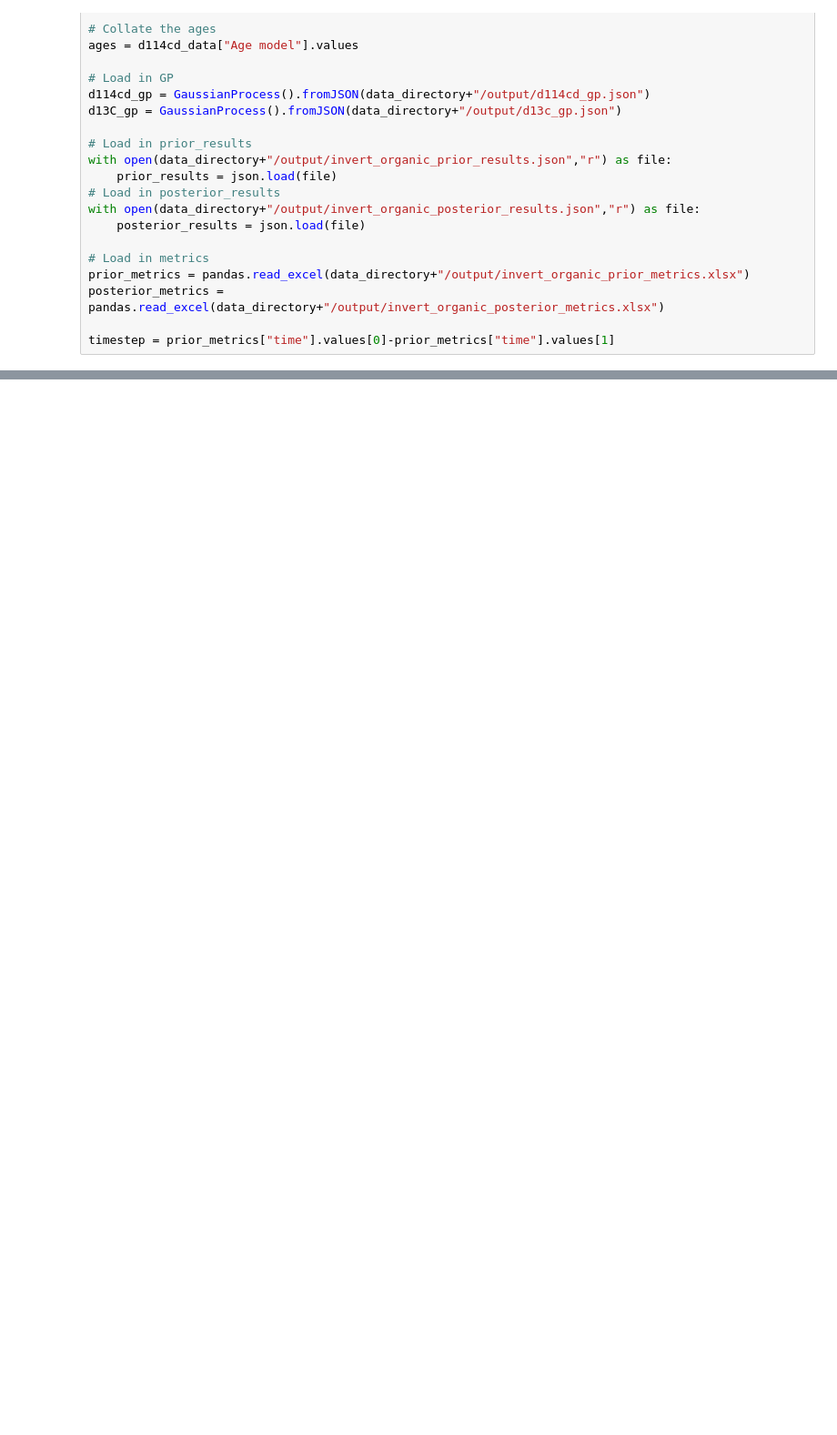
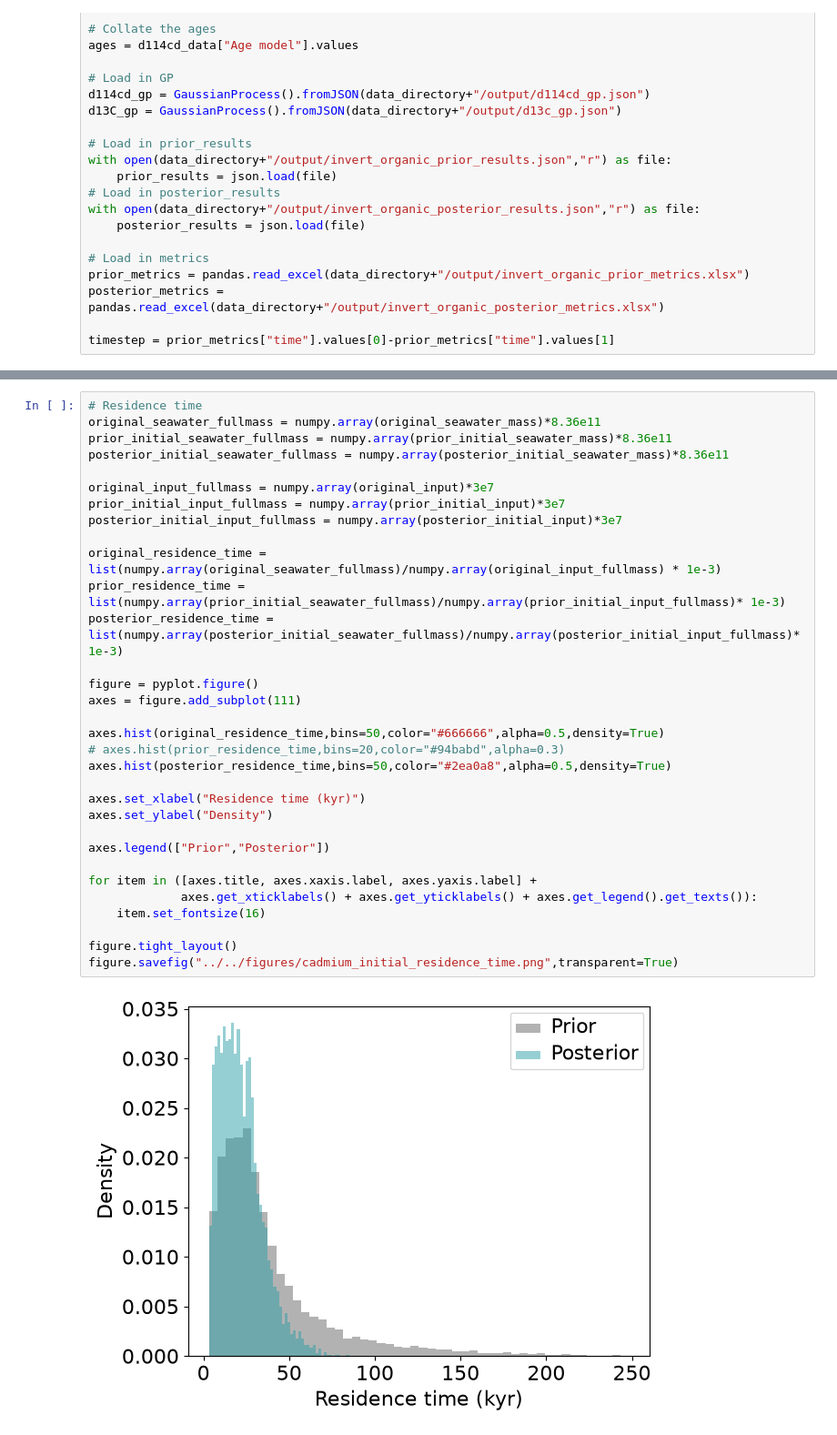
Before and after one commit to DISTILL-RHUL/petm-cadmium-carbon, a Jupyter notebook: code/plotting/plot_bayesian_supplement.ipynb, the cells around one changed output, grey strips where cells are left out. Shown at 91% size. Saved outputs shown, nothing was run; the diff lists cells and outputs as text; blank space fills up the shorter version.

```diff
--- a/code/plotting/plot_bayesian_supplement.ipynb
+++ b/code/plotting/plot_bayesian_supplement.ipynb
@@ -124,0 +154,34 @@ figure.savefig("../../figures/cadmium_initial_seawater_mass.png",transparent=Tru
+# %%
+# Residence time
+original_seawater_fullmass = numpy.array(original_seawater_mass)*8.36e11
+prior_initial_seawater_fullmass = numpy.array(prior_initial_seawater_mass)*8.36e11
+posterior_initial_seawater_fullmass = numpy.array(posterior_initial_seawater_mass)*8.36e11
+
+original_input_fullmass = numpy.array(original_input)*3e7
+prior_initial_input_fullmass = numpy.array(prior_initial_input)*3e7
+posterior_initial_input_fullmass = numpy.array(posterior_initial_input)*3e7
+
+original_residence_time = list(numpy.array(original_seawater_fullmass)/numpy.array(original_input_fullmass) * 1e-3)
+prior_residence_time = list(numpy.array(prior_initial_seawater_fullmass)/numpy.array(prior_initial_input_fullmass)* 1e-3)
+posterior_residence_time = list(numpy.array(posterior_initial_seawater_fullmass)/numpy.array(posterior_initial_input_fullmass)* 1e-3)
+
+figure = pyplot.figure()
+axes = figure.add_subplot(111)
+
+axes.hist(original_residence_time,bins=50,color="#666666",alpha=0.5,density=True)
+# axes.hist(prior_residence_time,bins=20,color="#94babd",alpha=0.3)
+axes.hist(posterior_residence_time,bins=50,color="#2ea0a8",alpha=0.5,density=True)
+
+axes.set_xlabel("Residence time (kyr)")
+axes.set_ylabel("Density")
+
+axes.legend(["Prior","Posterior"])
+
+for item in ([axes.title, axes.xaxis.label, axes.yaxis.label] +
+             axes.get_xticklabels() + axes.get_yticklabels() + axes.get_legend().get_texts()):
+    item.set_fontsize(16)
+
+figure.tight_layout()
+figure.savefig("../../figures/cadmium_initial_residence_time.png",transparent=True)
+# %% [output]
+[figure, added]
```
Also changed, not shown: parts of 5 cells of this notebook.
